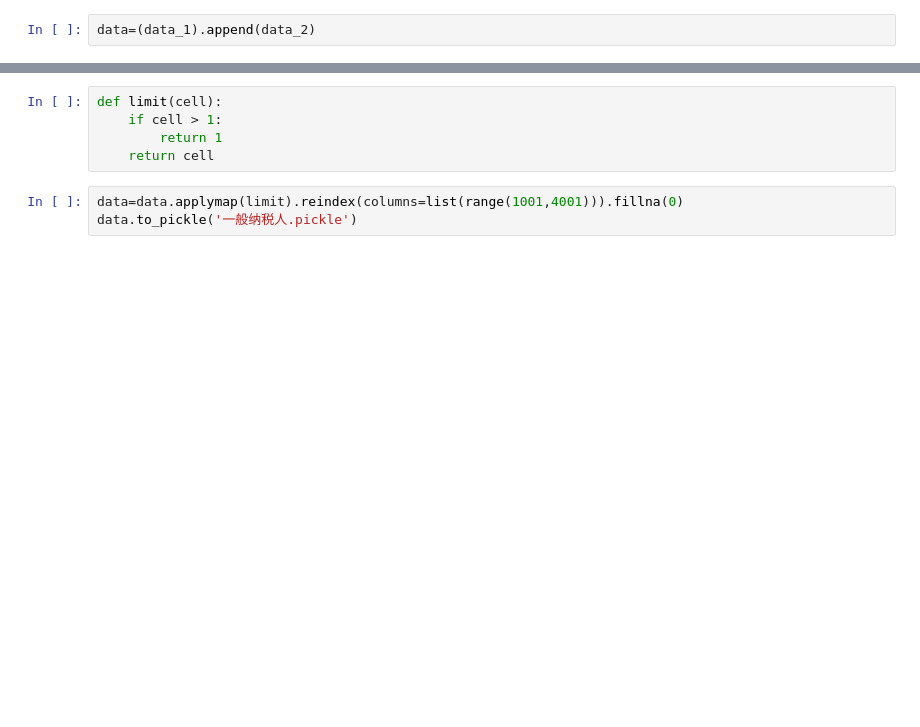
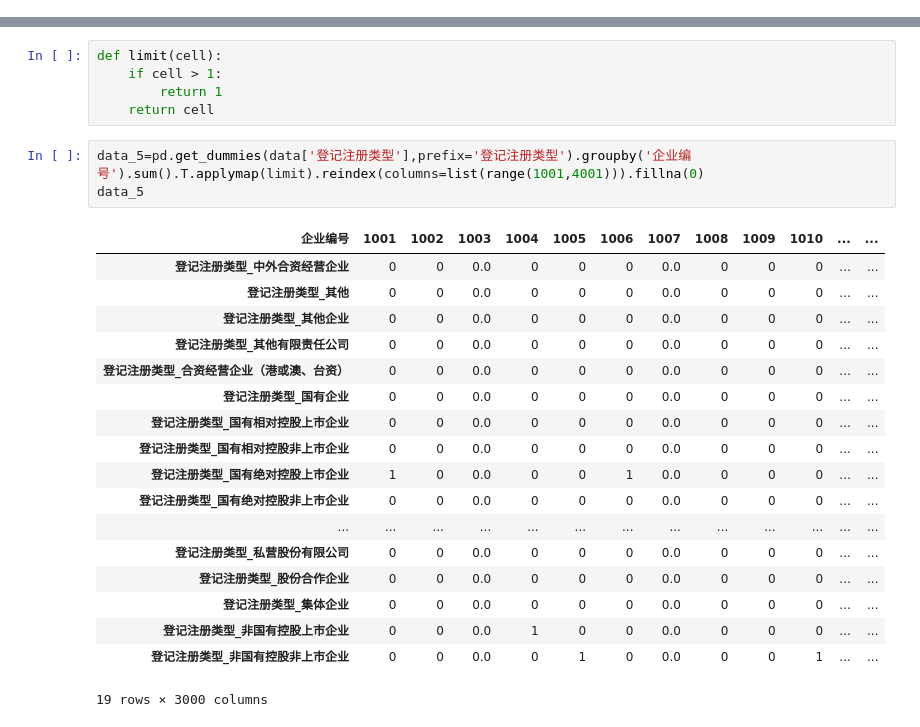
Before and after one commit to CourierKyn/isi-world-cup, a Jupyter notebook: 一般纳税人.ipynb, the cells around one changed output, grey strips where cells are left out. Drawn from its saved outputs; the diff is of its cells as text; blank space fills up the shorter version.

```diff
--- a/一般纳税人.ipynb
+++ b/一般纳税人.ipynb
@@ -77,2 +62,0 @@ data_2
-# %%
-data=(data_1).append(data_2)
@@ -82,5 +126,24 @@ def limit(cell):
         return 1
     return cell
 # %%
-data=data.applymap(limit).reindex(columns=list(range(1001,4001))).fillna(0)
-data.to_pickle('一般纳税人.pickle')
+data_5=pd.get_dummies(data['登记注册类型'],prefix='登记注册类型').groupby('企业编号').sum().T.applymap(limit).reindex(columns=list(range(1001,4001))).fillna(0)
+data_5
+# %% [output]
+| 企业编号 | 1001 | 1002 | 1003 | 1004 | 1005 | 1006 | 1007 | 1008 | 1009 | 1010 | ... | ... |
+| 登记注册类型_中外合资经营企业 | 0 | 0 | 0.0 | 0 | 0 | 0 | 0.0 | 0 | 0 | 0 | ... | ... |
+| 登记注册类型_其他 | 0 | 0 | 0.0 | 0 | 0 | 0 | 0.0 | 0 | 0 | 0 | ... | ... |
+| 登记注册类型_其他企业 | 0 | 0 | 0.0 | 0 | 0 | 0 | 0.0 | 0 | 0 | 0 | ... | ... |
+| 登记注册类型_其他有限责任公司 | 0 | 0 | 0.0 | 0 | 0 | 0 | 0.0 | 0 | 0 | 0 | ... | ... |
+| 登记注册类型_合资经营企业（港或澳、台资） | 0 | 0 | 0.0 | 0 | 0 | 0 | 0.0 | 0 | 0 | 0 | ... | ... |
+| 登记注册类型_国有企业 | 0 | 0 | 0.0 | 0 | 0 | 0 | 0.0 | 0 | 0 | 0 | ... | ... |
+| 登记注册类型_国有相对控股上市企业 | 0 | 0 | 0.0 | 0 | 0 | 0 | 0.0 | 0 | 0 | 0 | ... | ... |
+| 登记注册类型_国有相对控股非上市企业 | 0 | 0 | 0.0 | 0 | 0 | 0 | 0.0 | 0 | 0 | 0 | ... | ... |
+| 登记注册类型_国有绝对控股上市企业 | 1 | 0 | 0.0 | 0 | 0 | 1 | 0.0 | 0 | 0 | 0 | ... | ... |
+| 登记注册类型_国有绝对控股非上市企业 | 0 | 0 | 0.0 | 0 | 0 | 0 | 0.0 | 0 | 0 | 0 | ... | ... |
+| ... | ... | ... | ... | ... | ... | ... | ... | ... | ... | ... | ... | ... |
+| 登记注册类型_私营股份有限公司 | 0 | 0 | 0.0 | 0 | 0 | 0 | 0.0 | 0 | 0 | 0 | ... | ... |
+| 登记注册类型_股份合作企业 | 0 | 0 | 0.0 | 0 | 0 | 0 | 0.0 | 0 | 0 | 0 | ... | ... |
+| 登记注册类型_集体企业 | 0 | 0 | 0.0 | 0 | 0 | 0 | 0.0 | 0 | 0 | 0 | ... | ... |
+| 登记注册类型_非国有控股上市企业 | 0 | 0 | 0.0 | 1 | 0 | 0 | 0.0 | 0 | 0 | 0 | ... | ... |
+| 登记注册类型_非国有控股非上市企业 | 0 | 0 | 0.0 | 0 | 1 | 0 | 0.0 | 0 | 0 | 1 | ... | ... |
+19 rows × 3000 columns
```
Also changed, not shown: parts of 19 cells of this notebook, 24 other files.
